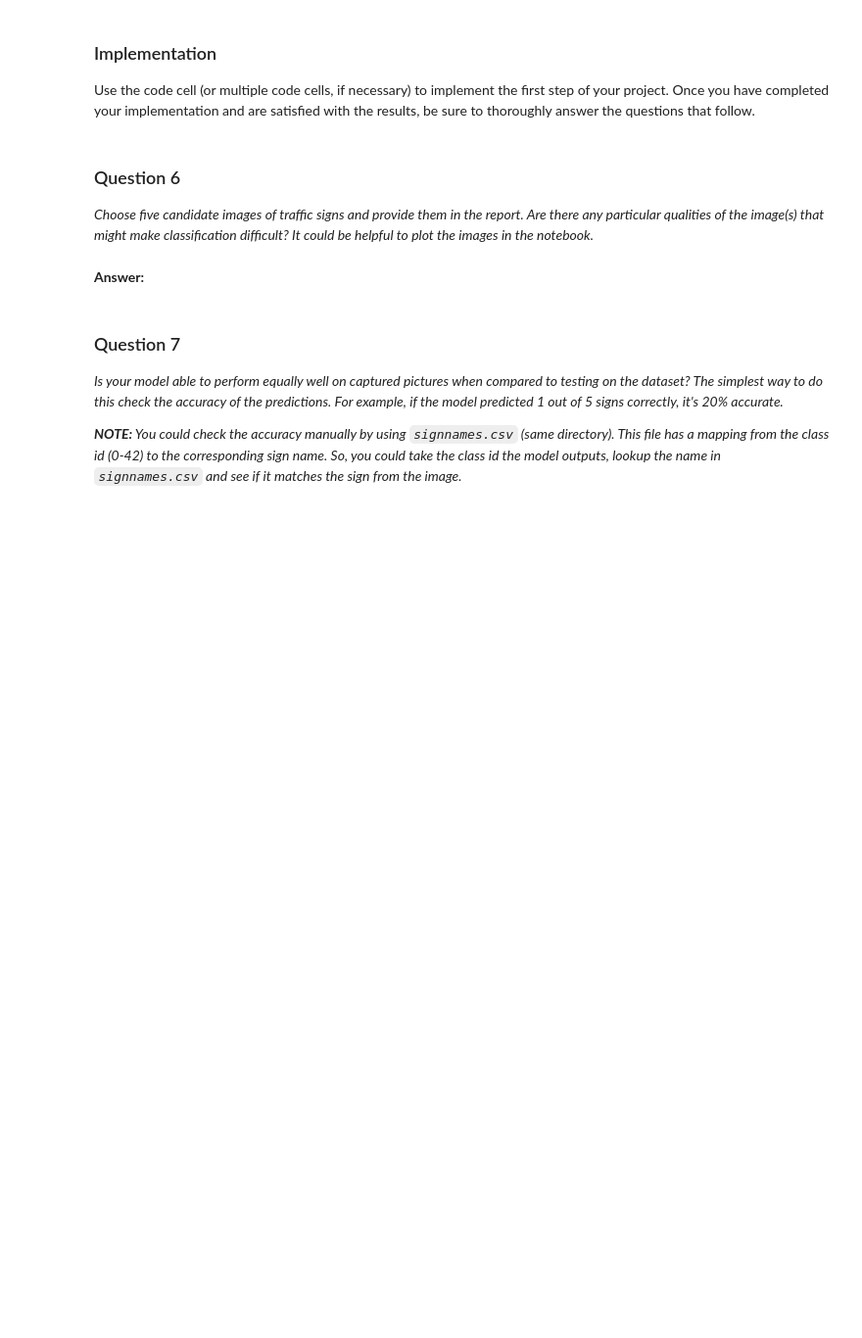
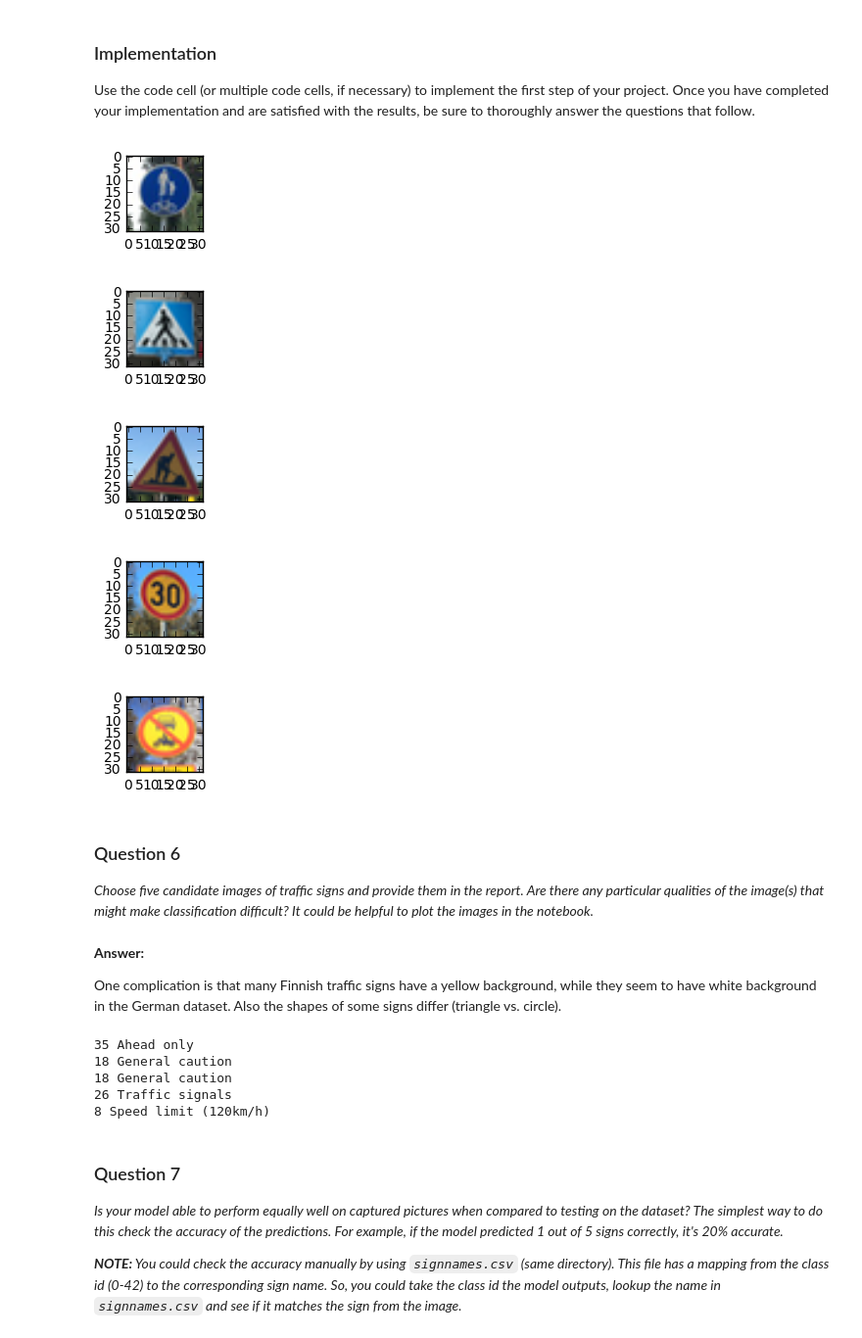
Before and after one commit to mqvist/CarND-Traffic-Sign-Classifier-Project, a Jupyter notebook: Traffic_Sign_Classifier.ipynb, the cells around one changed output. Shown at 98% size. Cells and saved outputs as stored; diff of their text form; code cells hidden in the pictures; blank space fills up the shorter version.

```diff
--- a/Traffic_Sign_Classifier.ipynb
+++ b/Traffic_Sign_Classifier.ipynb
@@ -146,0 +237,35 @@ _What does your final architecture look like? (Type of model, layers, sizes, con
+# %%
+correct_prediction = tf.equal(tf.argmax(logits, 1), tf.argmax(one_hot_y, 1))
+accuracy_operation = tf.reduce_mean(tf.cast(correct_prediction, tf.float32))
+saver = tf.train.Saver()
+
+def evaluate(X_data, y_data):
+    num_examples = len(X_data)
+    total_accuracy = 0
+    sess = tf.get_default_session()
+    for offset in range(0, num_examples, BATCH_SIZE):
+        batch_x, batch_y = X_data[offset:offset+BATCH_SIZE], y_data[offset:offset+BATCH_SIZE]
+        accuracy = sess.run(accuracy_operation, feed_dict={x: batch_x, y: batch_y})
+        total_accuracy += (accuracy * len(batch_x))
+    return total_accuracy / num_examples
+# %%
+with tf.Session() as sess:
+    sess.run(tf.global_variables_initializer())
+    num_examples = len(X_train)
+
+    print("Training...")
+    print()
+    for i in range(EPOCHS):
+        X_train, y_train = shuffle(X_train, y_train)
+        for offset in range(0, num_examples, BATCH_SIZE):
+            end = offset + BATCH_SIZE
+            batch_x, batch_y = X_train[offset:end], y_train[offset:end]
+            sess.run(training_operation, feed_dict={x: batch_x, y: batch_y})
+
+        validation_accuracy = evaluate(X_validation, y_validation)
+        print("EPOCH {} ...".format(i+1))
+        print("Validation Accuracy = {:.3f}".format(validation_accuracy))
+        print()
+
+    saver.save(sess, 'traffic_sign')
+    print("Model saved")
@@ -172,15 +326,46 @@ Use the code cell (or multiple code cells, if necessary) to implement the first
 # %%
 ### Load the images and plot them here.
 ### Feel free to use as many code cells as needed.
+from PIL import Image
+
+traffic_signs = []
+
+for i in range(5):
+    plt.figure(figsize=(1,1))
+    image = Image.open('traffic_signs/traffic_sign_{}.png'.format(i + 1))
+    traffic_signs.append(np.array(image))
+    plt.imshow(image)
+# %% [output]
+[figure, added]
+[figure, added]
+[figure, added]
+[figure, added]
+[figure, added]
 # %% [markdown]
 ### Question 6
 
 _Choose five candidate images of traffic signs and provide them in the report. Are there any particular qualities of the image(s) that might make classification difficult? It could be helpful to plot the images in the notebook._
-# %% [markdown]
-**Answer:**
+# %% [markdown]
+**Answer:**
+
+One complication is that many Finnish traffic signs have a yellow background, while they seem to have white background in the German dataset. Also the shapes of some signs differ (triangle vs. circle).
 # %%
 ### Run the predictions here.
 ### Feel free to use as many code cells as needed.
+
+saver = tf.train.Saver()
+
+with tf.Session() as sess:
+    saver.restore(sess, './traffic_sign')
+    predictions = sess.run(logits, feed_dict={x: traffic_signs})
+    for sign_id in tf.argmax(predictions, 1).eval():
+        print(sign_id, signname_map[sign_id])
+# %% [output]
+35 Ahead only
+18 General caution
+18 General caution
+26 Traffic signals
+8 Speed limit (120km/h)
 # %% [markdown]
 ### Question 7
 
```
Also changed, not shown: parts of 24 cells of this notebook, 5 other files.
